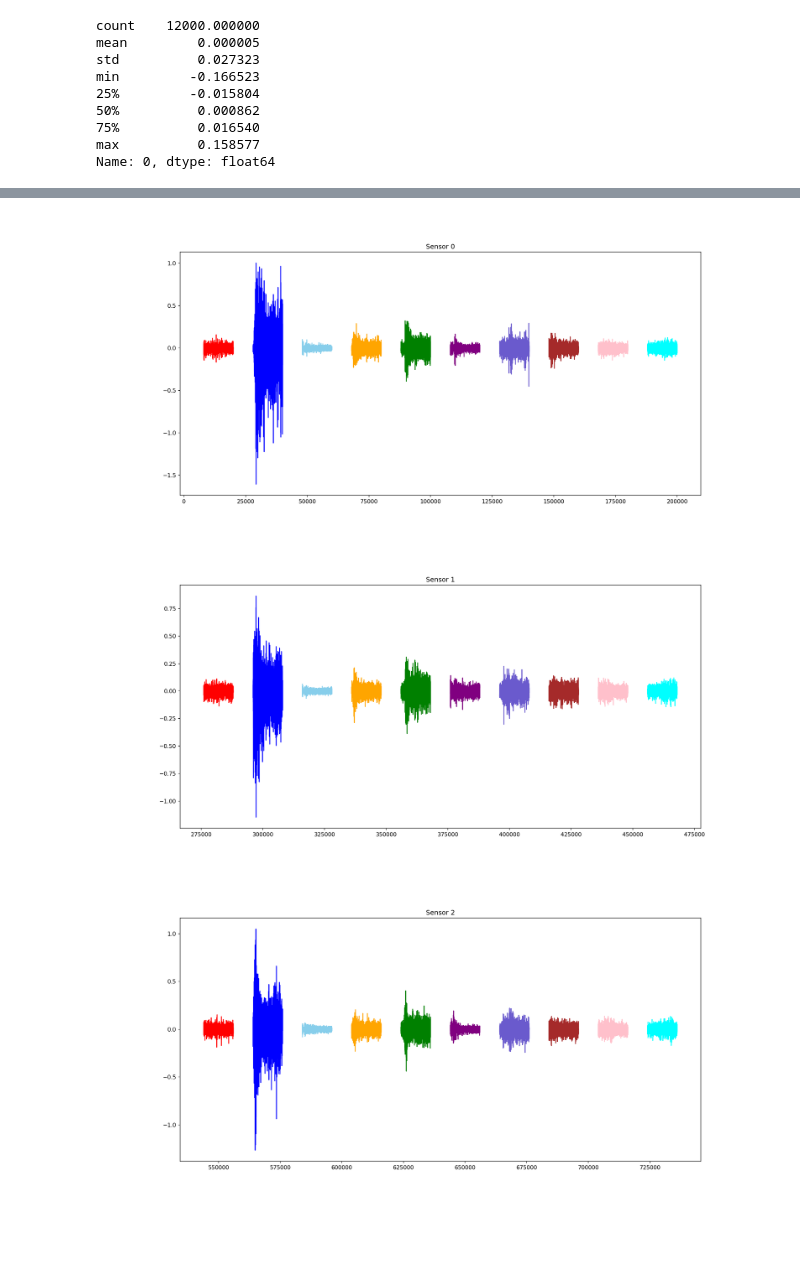
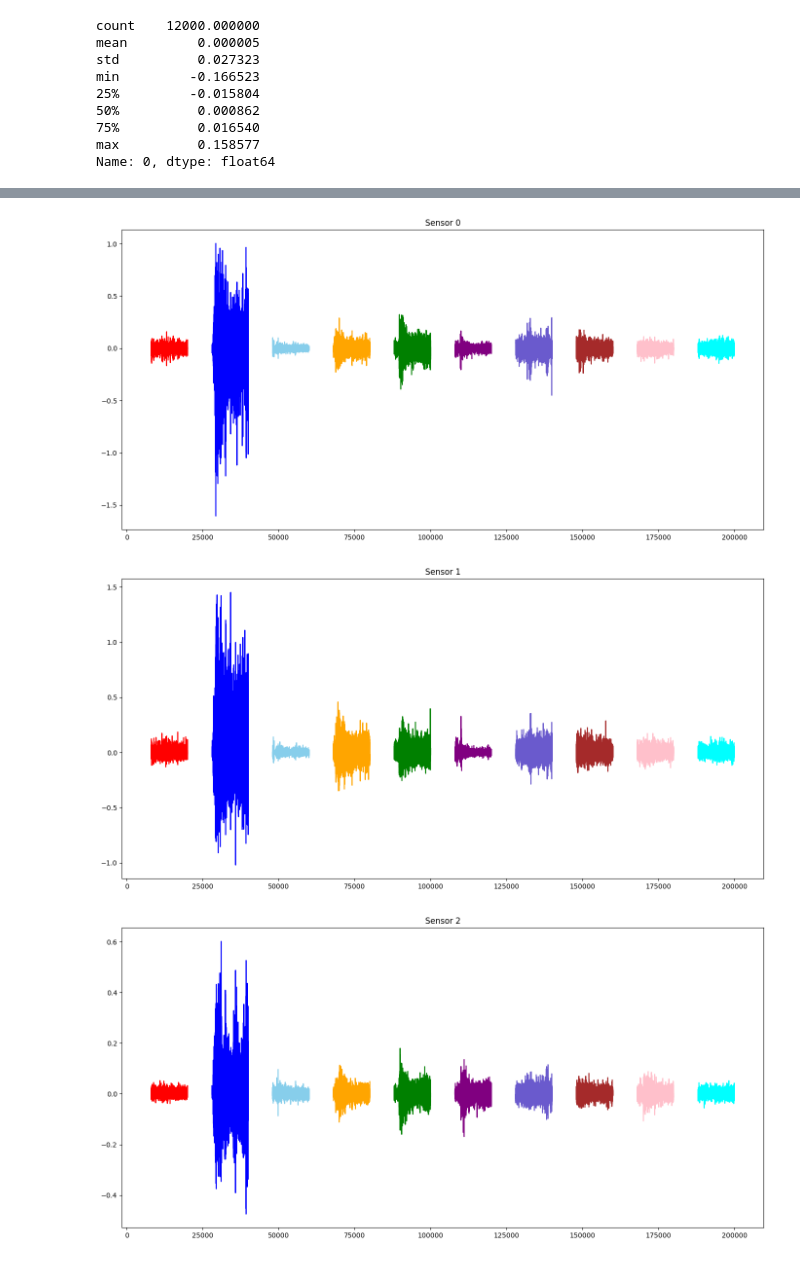
Before and after one commit to Beloin/TCCEMG, a Jupyter notebook: impl_tests/extract_as_dataset.ipynb, the cells around one changed output, grey strips where cells are left out. Drawn from its saved outputs; the diff is of its cells as text; code cells hidden in the pictures; blank space fills up the shorter version.

```diff
--- a/impl_tests/extract_as_dataset.ipynb
+++ b/impl_tests/extract_as_dataset.ipynb
@@ -230,20 +230,20 @@ plt.plot(cycle.pronation, color='cyan')
 # %%
-for i in range(5):
-    cycle = cycles[0][i]
+for i in range(4):
+    cycle = cycles[i][0]
     plt.figure(figsize=(17, 8))
     plt.title("Sensor " + str(i))
     plt.plot(cycle.rest, color='r')
     plt.plot(cycle.extension, color='b')
     plt.plot(cycle.flexion, color='skyblue')
     plt.plot(cycle.ulnar_deviation, color='orange')
     plt.plot(cycle.radial_deviation, color='green')
     plt.plot(cycle.grip, color='purple')
     plt.plot(cycle.finger_abduction, color='slateblue')
     plt.plot(cycle.finger_adduction, color='brown')
     plt.plot(cycle.supination, color='pink')
     plt.plot(cycle.pronation, color='cyan')
     plt.savefig("./export/raw_01_1cycle_" + str(i) + "sensor.png")
 # %% [output]
-[figure, old version]
+[figure, new version]
-[figure, old version]
+[figure, new version]
-[figure, old version]
+[figure, new version]
```
Also changed, not shown: parts of 11 cells of this notebook, 5 other files.
